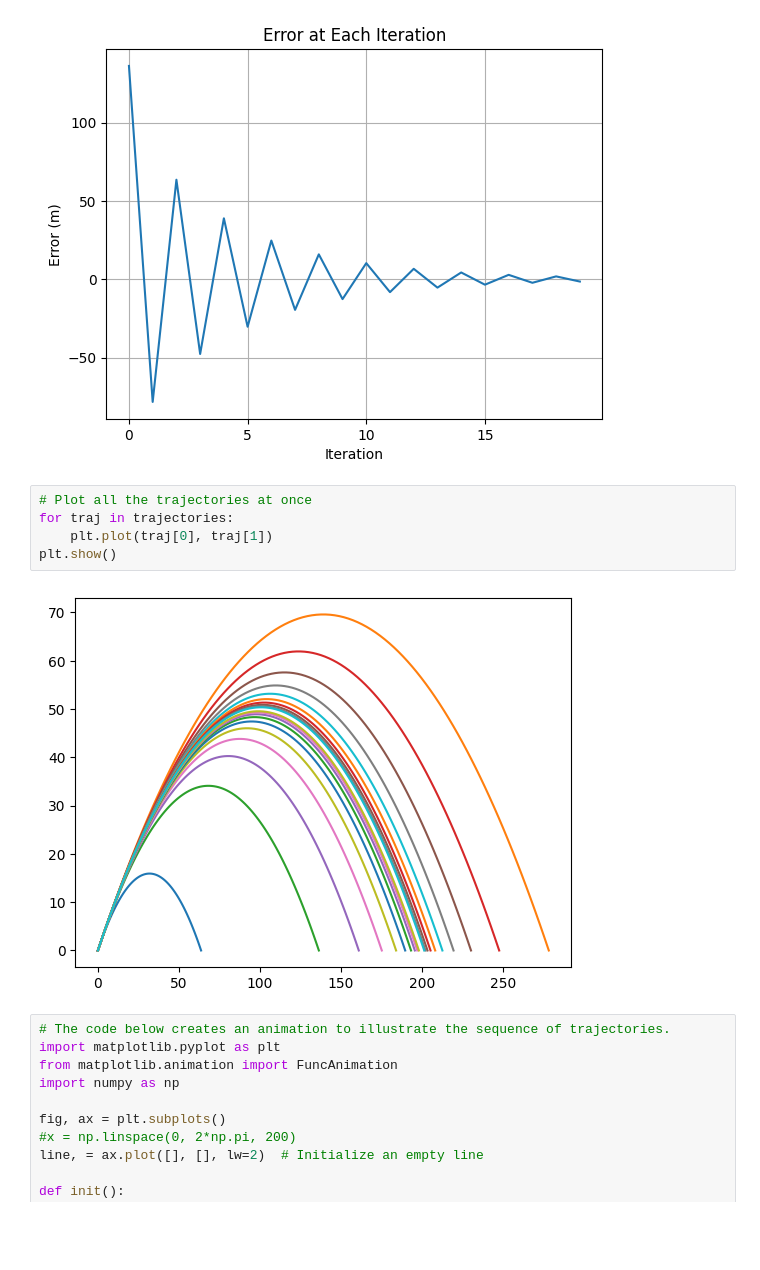
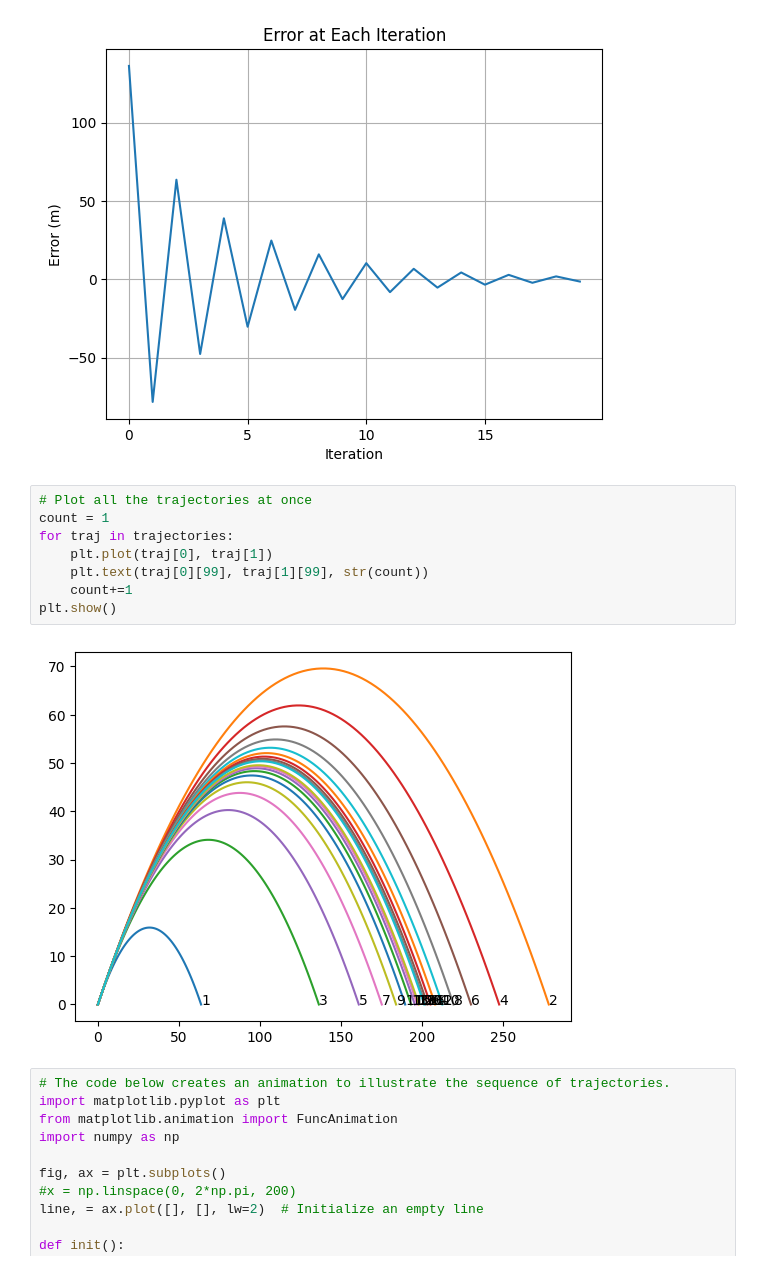
Before and after one commit to guyfrancis/dat1001, a Jupyter notebook: Ballistic_Example.ipynb, the cells around one changed output. Saved outputs shown, nothing was run; the diff lists cells and outputs as text; blank space fills up the shorter version.

```diff
--- a/Ballistic_Example.ipynb
+++ b/Ballistic_Example.ipynb
@@ -89,11 +90,14 @@ plt.show()
 [figure]
 # %%
 # Plot all the trajectories at once
+count = 1
 for traj in trajectories:
     plt.plot(traj[0], traj[1])
+    plt.text(traj[0][99], traj[1][99], str(count))
+    count+=1
 plt.show()
 # %% [output]
-[figure, old version]
+[figure, new version]
 # %%
 # The code below creates an animation to illustrate the sequence of trajectories.
 import matplotlib.pyplot as plt
```
Also changed, not shown: parts of 9 cells of this notebook, 2 other files.
